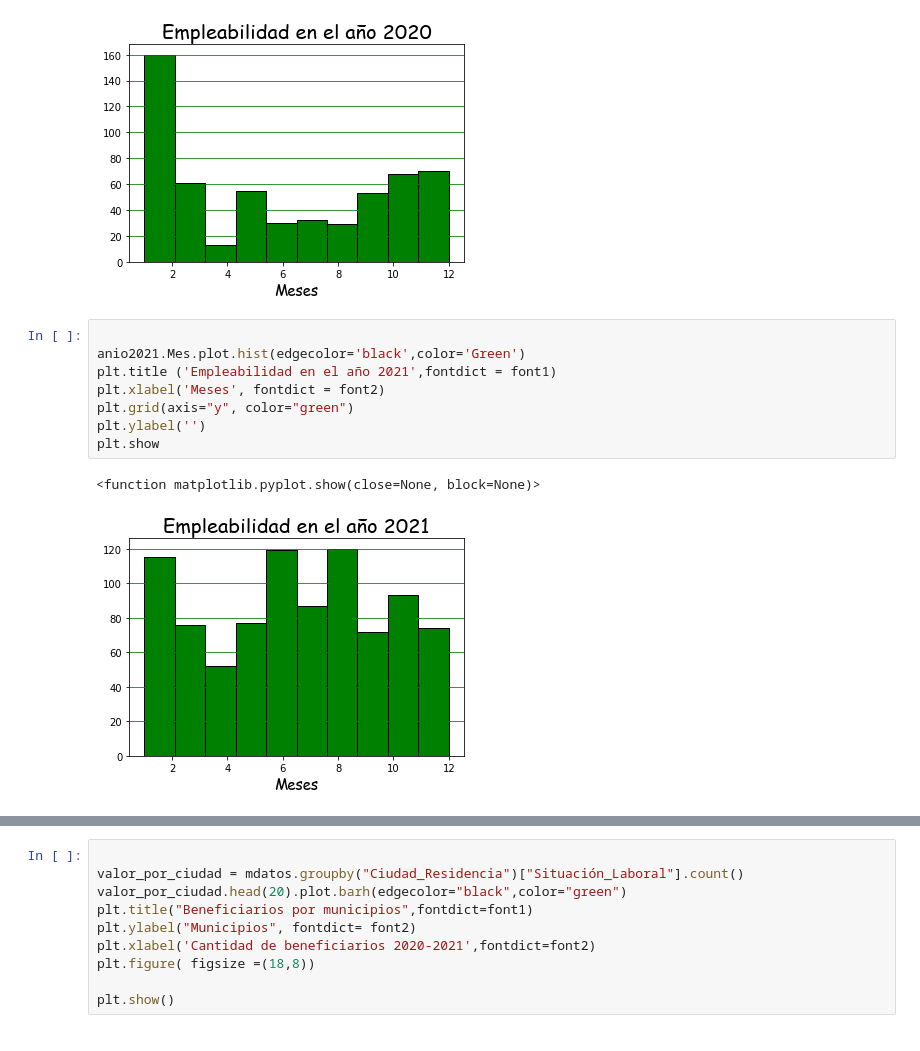
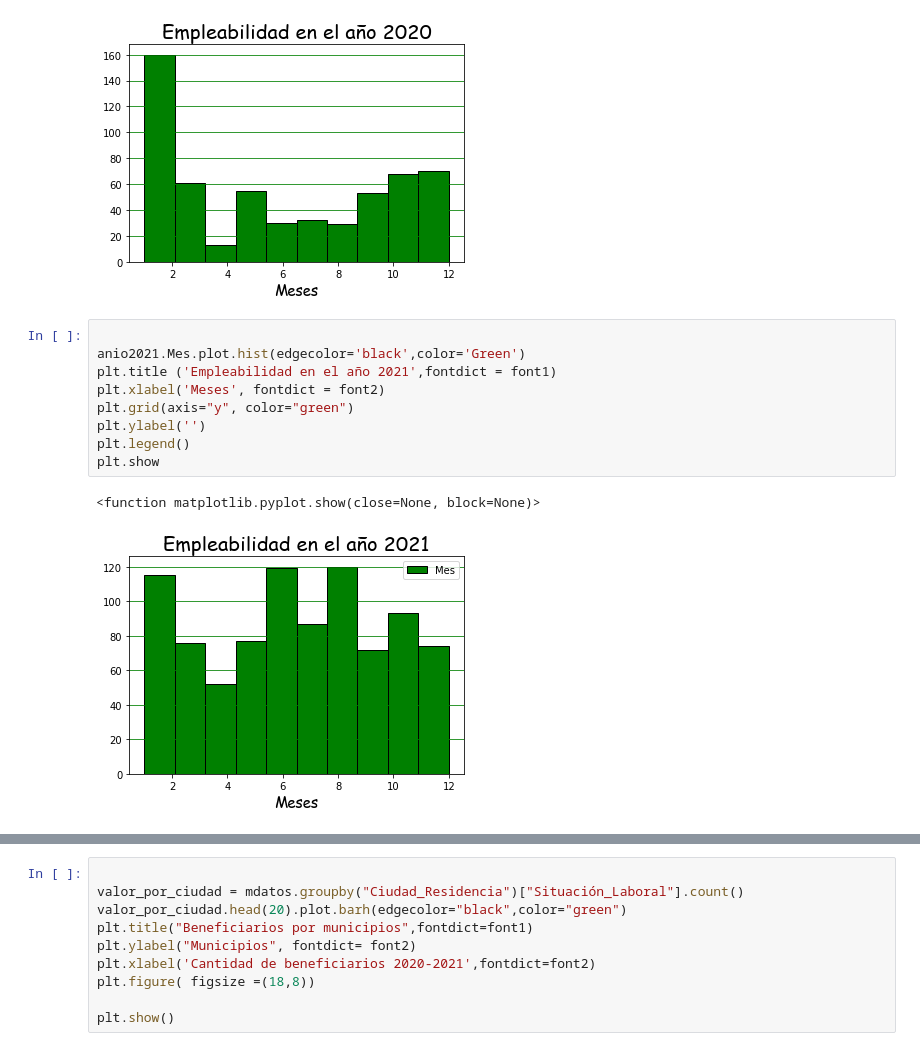
Before and after one commit to SaukB/Analisis, a Jupyter notebook: Material/Proyecto.ipynb, the cells around one changed output, grey strips where cells are left out. Saved outputs shown, nothing was run; the diff lists cells and outputs as text.

Commit message:
Update Proyecto.ipynb
Histograma año 2020,2021 lineal

```diff
--- a/Material/Proyecto.ipynb
+++ b/Material/Proyecto.ipynb
@@ -195,11 +195,12 @@ plt.show
 # %%
 
 anio2021.Mes.plot.hist(edgecolor='black',color='Green')
 plt.title ('Empleabilidad en el año 2021',fontdict = font1)
 plt.xlabel('Meses', fontdict = font2)
 plt.grid(axis="y", color="green")
 plt.ylabel('')
+plt.legend()
 plt.show
 # %% [output]
 <function matplotlib.pyplot.show(close=None, block=None)>
-[figure, old version]
+[figure, new version]
```
Also changed, not shown: parts of 2 cells of this notebook.
